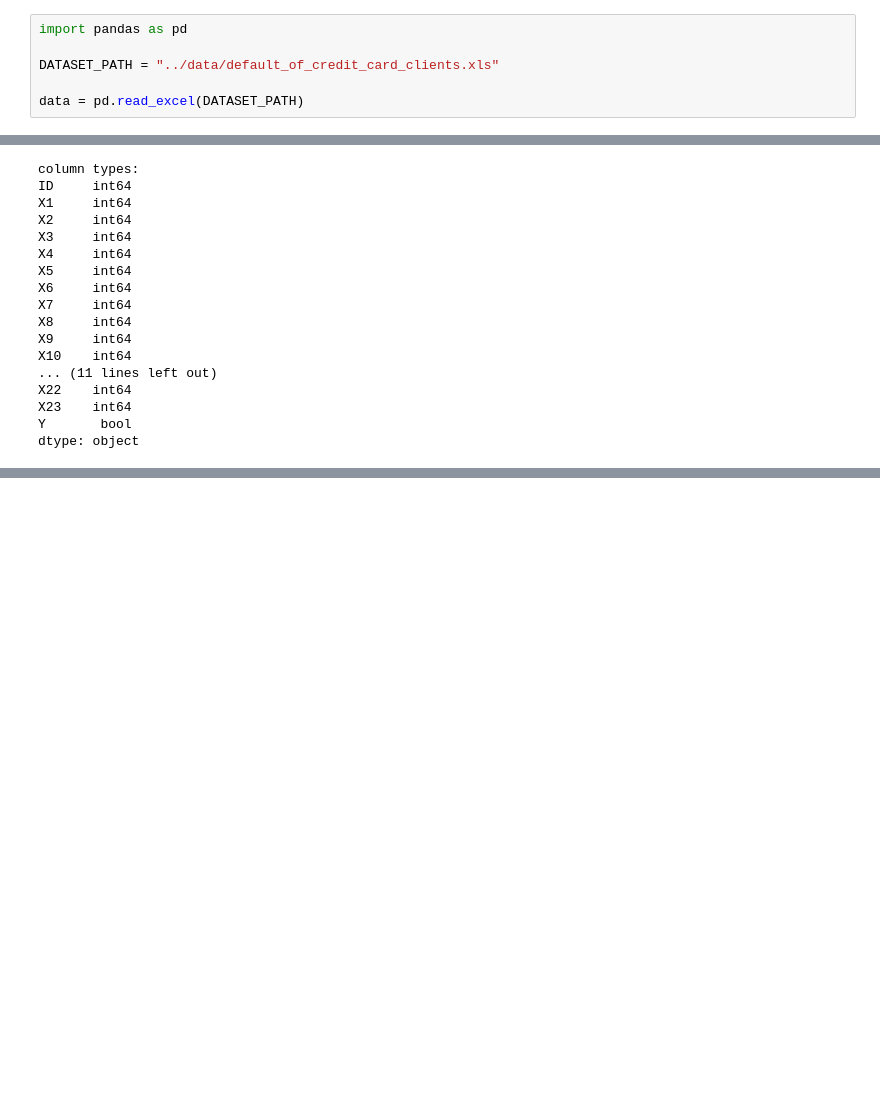
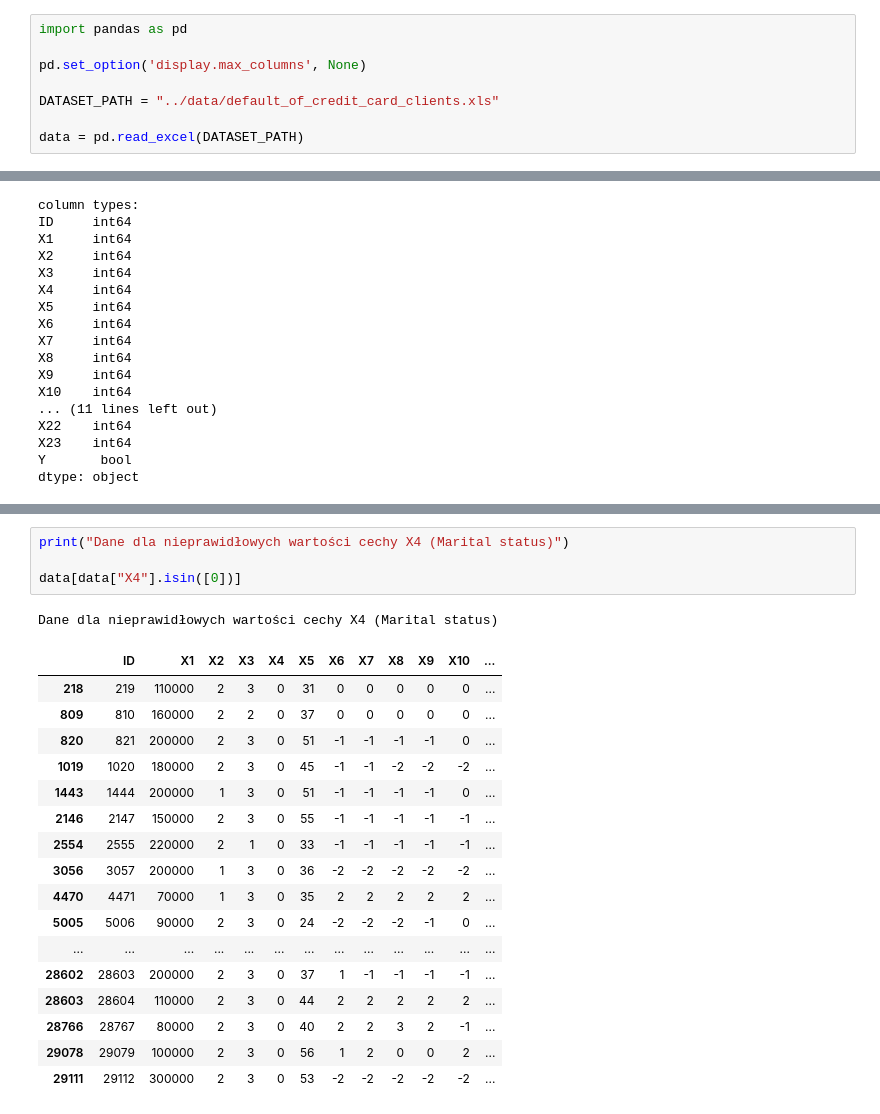
Before and after one commit to dawid200272/Eiwd_projekt, a Jupyter notebook: notebooks/EDA_analysis.ipynb, the cells around one changed output, grey strips where cells are left out. Saved outputs shown, nothing was run; the diff lists cells and outputs as text; blank space fills up the shorter version.

Commit message:
Continue EDA
Added check for missing values (NaN), duplicated rows, and values for categorical columns (Sex, Education and Marital status).
Added statistics for numeric columns.

```diff
--- a/notebooks/EDA_analysis.ipynb
+++ b/notebooks/EDA_analysis.ipynb
@@ -3,5 +3,7 @@
 # %%
 import pandas as pd
+
+pd.set_option('display.max_columns', None)
 
 DATASET_PATH = "../data/default_of_credit_card_clients.xls"
 
@@ -57,0 +126,23 @@ dtype: object
+# %%
+print("Dane dla nieprawidłowych wartości cechy X4 (Marital status)")
+
+data[data["X4"].isin([0])]
+# %% [output]
+Dane dla nieprawidłowych wartości cechy X4 (Marital status)
+|  | ID | X1 | X2 | X3 | X4 | X5 | X6 | X7 | X8 | X9 | X10 | ... |
+| 218 | 219 | 110000 | 2 | 3 | 0 | 31 | 0 | 0 | 0 | 0 | 0 | ... |
+| 809 | 810 | 160000 | 2 | 2 | 0 | 37 | 0 | 0 | 0 | 0 | 0 | ... |
+| 820 | 821 | 200000 | 2 | 3 | 0 | 51 | -1 | -1 | -1 | -1 | 0 | ... |
+| 1019 | 1020 | 180000 | 2 | 3 | 0 | 45 | -1 | -1 | -2 | -2 | -2 | ... |
+| 1443 | 1444 | 200000 | 1 | 3 | 0 | 51 | -1 | -1 | -1 | -1 | 0 | ... |
+| 2146 | 2147 | 150000 | 2 | 3 | 0 | 55 | -1 | -1 | -1 | -1 | -1 | ... |
+| 2554 | 2555 | 220000 | 2 | 1 | 0 | 33 | -1 | -1 | -1 | -1 | -1 | ... |
+| 3056 | 3057 | 200000 | 1 | 3 | 0 | 36 | -2 | -2 | -2 | -2 | -2 | ... |
+| 4470 | 4471 | 70000 | 1 | 3 | 0 | 35 | 2 | 2 | 2 | 2 | 2 | ... |
+| 5005 | 5006 | 90000 | 2 | 3 | 0 | 24 | -2 | -2 | -2 | -1 | 0 | ... |
+| ... | ... | ... | ... | ... | ... | ... | ... | ... | ... | ... | ... | ... |
+| 28602 | 28603 | 200000 | 2 | 3 | 0 | 37 | 1 | -1 | -1 | -1 | -1 | ... |
+| 28603 | 28604 | 110000 | 2 | 3 | 0 | 44 | 2 | 2 | 2 | 2 | 2 | ... |
+| 28766 | 28767 | 80000 | 2 | 3 | 0 | 40 | 2 | 2 | 3 | 2 | -1 | ... |
+| 29078 | 29079 | 100000 | 2 | 3 | 0 | 56 | 1 | 2 | 0 | 0 | 2 | ... |
+| 29111 | 29112 | 300000 | 2 | 3 | 0 | 53 | -2 | -2 | -2 | -2 | -2 | ... |
```
Also changed, not shown: parts of 13 cells of this notebook.
